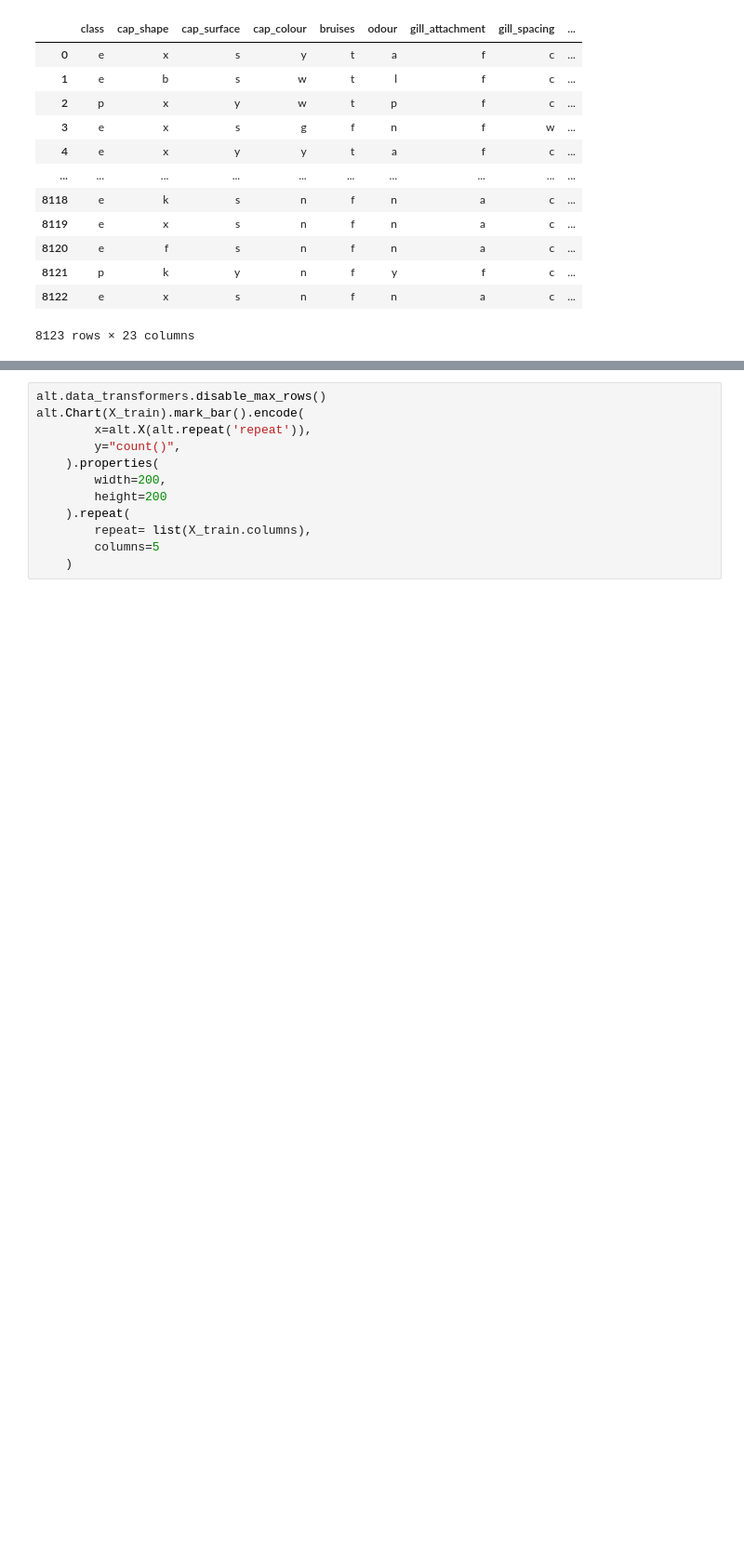
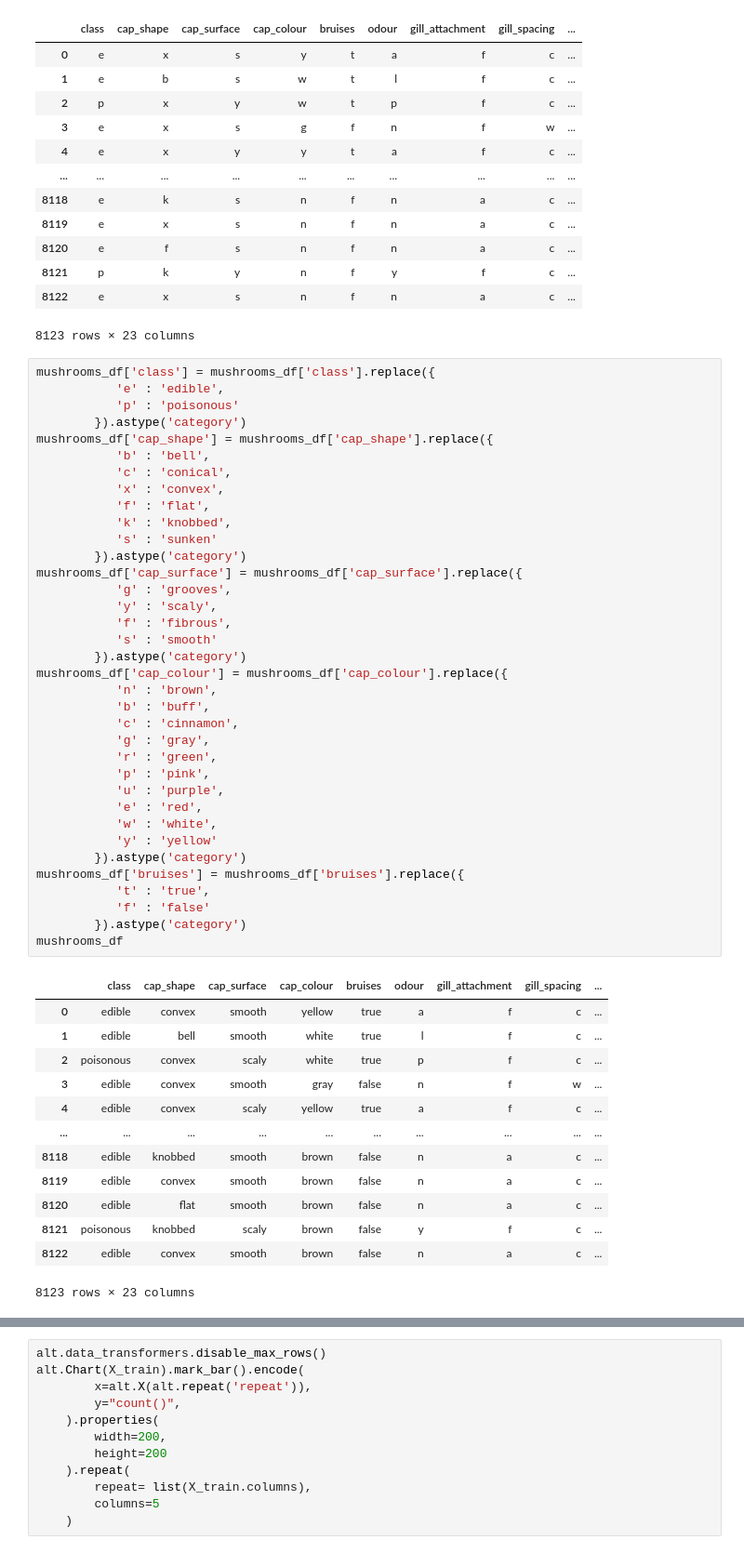
Before and after one commit to phoebe-wu/dsci-100-2023w2-group11, a Jupyter notebook: project.ipynb, the cells around one changed output, grey strips where cells are left out. Shown at 93% size. Cells and saved outputs as stored; diff of their text form; blank space fills up the shorter version.

```diff
--- a/project.ipynb
+++ b/project.ipynb
@@ -79,6 +77,56 @@ mushrooms_df
 | 8121 | p | k | y | n | f | y | f | c | ... |
 | 8122 | e | x | s | n | f | n | a | c | ... |
 8123 rows × 23 columns
+# %%
+mushrooms_df['class'] = mushrooms_df['class'].replace({
+           'e' : 'edible',
+           'p' : 'poisonous'
+        }).astype('category')
+mushrooms_df['cap_shape'] = mushrooms_df['cap_shape'].replace({
+           'b' : 'bell',
+           'c' : 'conical',
+           'x' : 'convex',
+           'f' : 'flat',
+           'k' : 'knobbed',
+           's' : 'sunken'
+        }).astype('category')
+mushrooms_df['cap_surface'] = mushrooms_df['cap_surface'].replace({
+           'g' : 'grooves',
+           'y' : 'scaly',
+           'f' : 'fibrous',
+           's' : 'smooth'
+        }).astype('category')
+mushrooms_df['cap_colour'] = mushrooms_df['cap_colour'].replace({
+           'n' : 'brown',
+           'b' : 'buff',
+           'c' : 'cinnamon',
+           'g' : 'gray',
+           'r' : 'green',
+           'p' : 'pink',
+           'u' : 'purple',
+           'e' : 'red',
+           'w' : 'white',
+           'y' : 'yellow'
+        }).astype('category')
+mushrooms_df['bruises'] = mushrooms_df['bruises'].replace({
+           't' : 'true',
+           'f' : 'false'
+        }).astype('category')
+mushrooms_df
+# %% [output]
+|  | class | cap_shape | cap_surface | cap_colour | bruises | odour | gill_attachment | gill_spacing | ... |
+| 0 | edible | convex | smooth | yellow | true | a | f | c | ... |
+| 1 | edible | bell | smooth | white | true | l | f | c | ... |
+| 2 | poisonous | convex | scaly | white | true | p | f | c | ... |
+| 3 | edible | convex | smooth | gray | false | n | f | w | ... |
+| 4 | edible | convex | scaly | yellow | true | a | f | c | ... |
+| ... | ... | ... | ... | ... | ... | ... | ... | ... | ... |
+| 8118 | edible | knobbed | smooth | brown | false | n | a | c | ... |
+| 8119 | edible | convex | smooth | brown | false | n | a | c | ... |
+| 8120 | edible | flat | smooth | brown | false | n | a | c | ... |
+| 8121 | poisonous | knobbed | scaly | brown | false | y | f | c | ... |
+| 8122 | edible | convex | smooth | brown | false | n | a | c | ... |
+8123 rows × 23 columns
 # %%
 X = mushrooms_df.drop(columns = ['class'])
 y = mushrooms_df['class']
```
Also changed, not shown: parts of 2 cells of this notebook.
